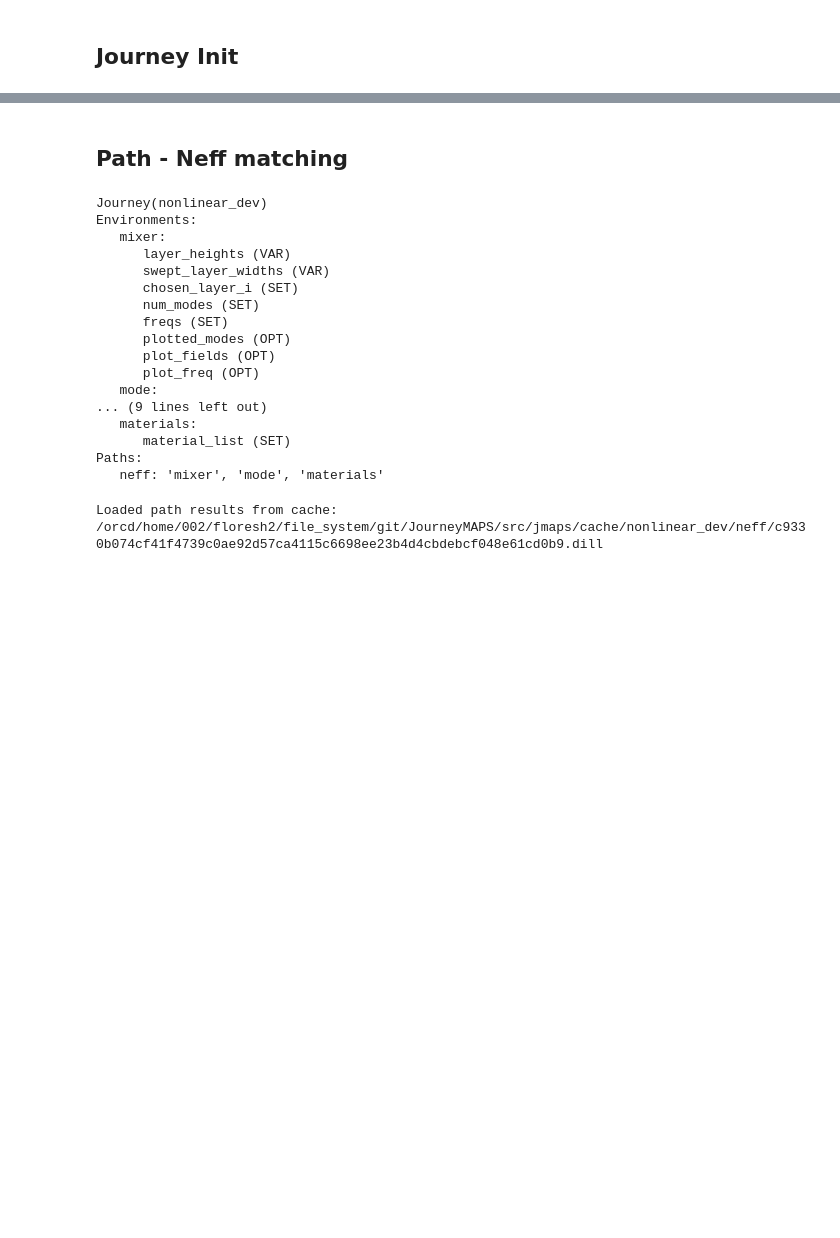
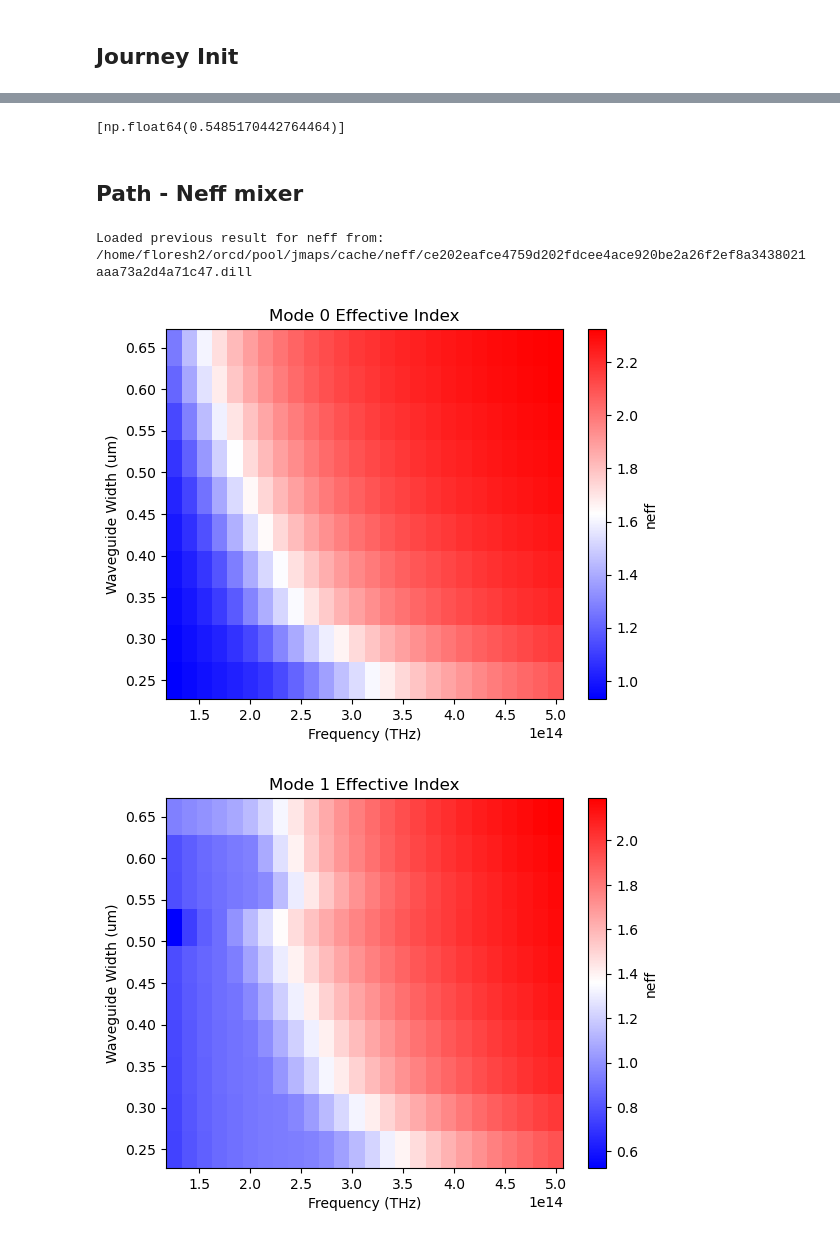
Before and after one commit to Sephiram591/pmag, a Jupyter notebook: dev/nonlinear_dev.ipynb, the cells around one changed output, grey strips where cells are left out. Cells and saved outputs as stored; diff of their text form; code cells hidden in the pictures; blank space fills up the shorter version.

```diff
--- a/dev/nonlinear_dev.ipynb
+++ b/dev/nonlinear_dev.ipynb
@@ -6,16 +6,21 @@
 %reload_ext autoreload
 import numpy as np
 import pmag as pm
+from jmaps.journey import *
+import zaalm as zm
 import tidy3d as td
+from pathlib import Path
 import matplotlib.pyplot as plt
-from jmaps.journey import *
+from scipy.constants import c, epsilon_0
+from qutip import *
 td.config.logging_level = "ERROR"
-material_list = ['diamond', 'nitride']
+material_list = ['diamond', 'nitride', 'oxide']
 if 'mats' in dir() and np.all([m in mats for m in material_list]):
     print("mats already defined")
 else:
     mats = pm.materials.init_materials(material_list, plot=False)
-
+mats['nitride'] = mats['air']
+mats['oxide'] = mats['air']
 materials_env = JEnv('materials', {
     'material_list' : JSet(material_list),
 })
@@ -94,5 +199,9 @@ Paths:
+# %%
+print(layer_heights)
+# %% [output]
+[np.float64(0.5485170442764464)]
 # %% [markdown]
-## Path - Neff matching
+## Path - Neff mixer
 # %%
 class NeffPath(JPath):
     @property
@@ -100,33 +209,26 @@ class NeffPath(JPath):
         """Unique name of the path"""
         return "neff"
     @property
-    def env_names(self) -> list[str]:
+    def env_names(self) -> set[str]:
         """List of required environment names"""
-        return ['mixer', 'mode', 'materials']
-    def _run(self, envs: dict[str, JEnv], verbose: bool=False):
-        return pm.nonlinear.get_neff_mixer(**envs['mixer'].get_stripped_params(), mode_args=envs['mode'].get_stripped_params())
+        return set(['mixer', 'mode', 'materials'])
+    def _run(self, envs, subpath_results, verbose: bool=False):
+        # Temporarily set plotted_modes to 0
+        result = {}
+        result['plotted_modes'] = envs['mixer']['plotted_modes']
+        envs['mixer']['plotted_modes'] = 0
+        neff_mixer = pm.nonlinear.get_neff_mixer(**envs['mixer'], mode_args=envs['mode'])
+        envs['mixer']['plotted_modes'] = result['plotted_modes']
+        result['neff_mixer'] = neff_mixer
+        return result
+    def ponder(self, result, subpath_results):
+        for mode_i in range(result['plotted_modes']):
+            result['neff_mixer'].plot(mode_num=mode_i)
 mixer_path = NeffPath()
 journey.add_path(mixer_path)
-print(journey)
-# %% [output]
-Journey(nonlinear_dev)
-Environments:
-   mixer:
-      layer_heights (VAR)
-      swept_layer_widths (VAR)
-      chosen_layer_i (SET)
-      num_modes (SET)
-      freqs (SET)
-      plotted_modes (OPT)
-      plot_fields (OPT)
-      plot_freq (OPT)
-   mode:
-... (9 lines left out)
-   materials:
-      material_list (SET)
-Paths:
-   neff: 'mixer', 'mode', 'materials'
 # %%
-n_mixer = journey.run_path('neff', verbose=True)
+n_mixer, _,_ = journey.run_path('neff', verbose=True)
 # %% [output]
-Loaded path results from cache: /orcd/home/002/floresh2/file_system/git/JourneyMAPS/src/jmaps/cache/nonlinear_dev/neff/c9330b074cf41f4739c0ae92d57ca4115c6698ee23b4d4cbdebcf048e61cd0b9.dill
+Loaded previous result for neff from: /home/floresh2/orcd/pool/jmaps/cache/neff/ce202eafce4759d202fdcee4ace920be2a26f2ef8a3438021aaa73a2d4a71c47.dill
+[figure, added]
+[figure, added]
```
Also changed, not shown: parts of 25 cells of this notebook, 9 other files.
